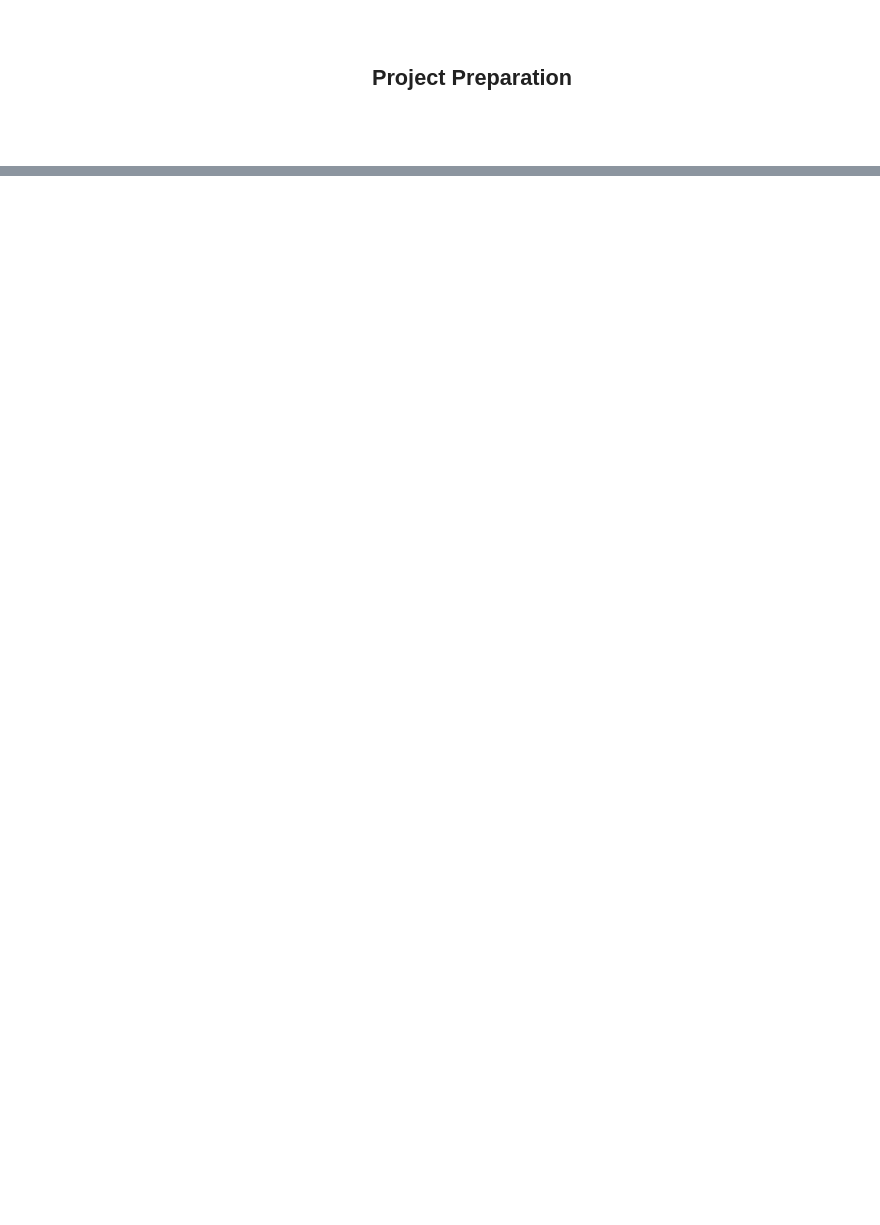
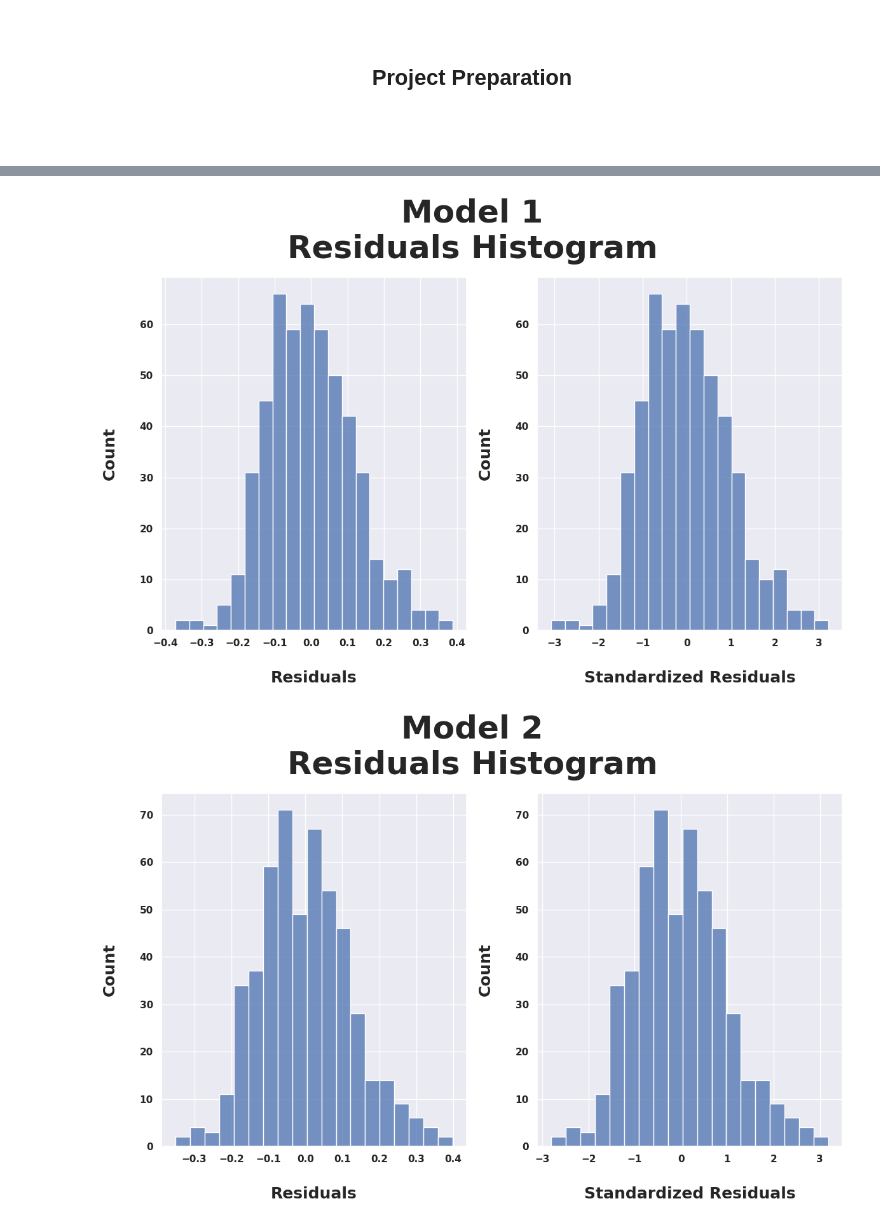
Before and after one commit to MondeAnna/linear-regression, a Jupyter notebook: src/notebooks/oop_for_data_science.ipynb, the cells around one changed output, grey strips where cells are left out. Cells and saved outputs as stored; diff of their text form; code cells hidden in the pictures; blank space fills up the shorter version.

```diff
--- a/src/notebooks/oop_for_data_science.ipynb
+++ b/src/notebooks/oop_for_data_science.ipynb
@@ -23 +137,4 @@ import pickle
+# %%
+feature_sets = generate_feature_sets()
+models = generate_models()
 # %% [markdown]
@@ -25,3 +144,7 @@ import pickle
 
 <br />
 <br />
+# %%
+df = pd.read_csv("../data/salary_log_transformed.csv")
+X = df.drop(columns=["salary"])
+y = np.array(df["salary"])
@@ -28,12 +158,12 @@ import pickle
 # %%
-models = {}
-feature_sets = {}
+predictions = {}
+influences = {}
 
 for i in range(1, 4):
-    models[f"Model {i}"] = pickle.load(
-        open(f"../models/model_{i}.pkl", "rb")
+    prediction = models[f"Model {i}"].predict(
+        sm.add_constant(X[feature_sets[f"Model {i}"]])
     )
+    predictions[f"Model {i}"] = np.array(prediction)
 
-    feature_sets[f"Model {i}"] = pickle.load(
-        open(f"../models/model_{i}_features.pkl", "rb")
-    )
+    influence = InfluenceCalculator(models[f"Model {i}"])
+    influences[f"Model {i}"] = influence
@@ -39,0 +180,6 @@ for i in range(1, 4):
+# %%
+for model_name, prediction in predictions.items():
+    HistogramPlotter(y, prediction).plot(model_name=model_name)
+# %% [output]
+[figure, added]
+[figure, added]
```
Also changed, not shown: parts of 17 cells of this notebook.
